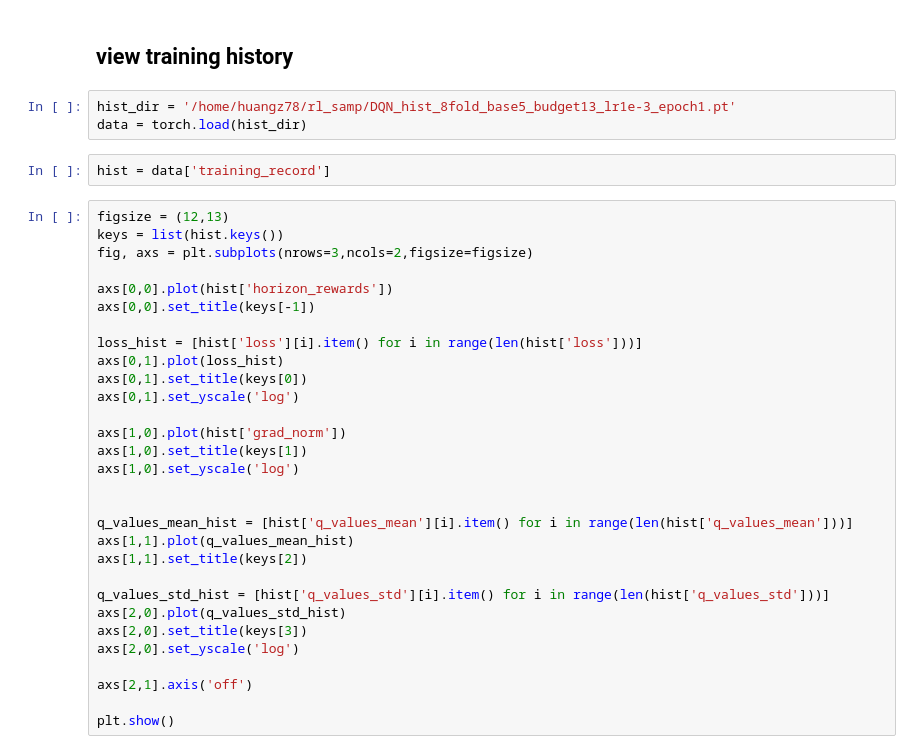
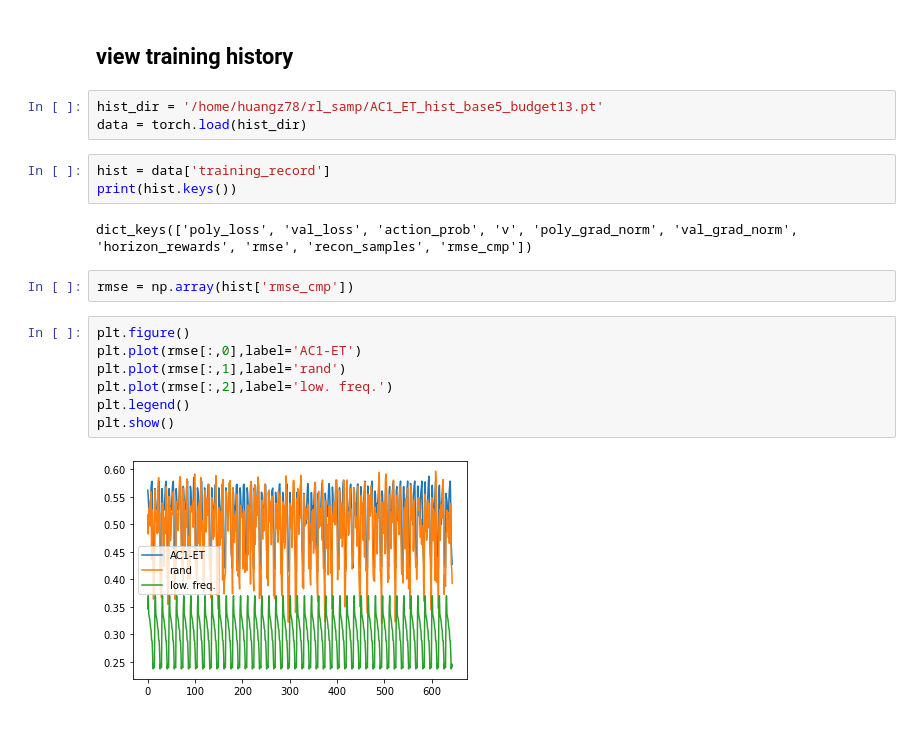
Before and after one commit to zhishenhuang/RLsamp, a Jupyter notebook: RL_dev.ipynb, the cells around one changed output. Saved outputs shown, nothing was run; the diff lists cells and outputs as text.

```diff
--- a/RL_dev.ipynb
+++ b/RL_dev.ipynb
@@ -128,37 +144,21 @@ AttributeError: 'AC1_trainer' object has no attribute 'freq_dqn_checkpoint_save'
 # %% [markdown]
 ## view training history
 # %%
-hist_dir = '/home/huangz78/rl_samp/DQN_hist_8fold_base5_budget13_lr1e-3_epoch1.pt'
+hist_dir = '/home/huangz78/rl_samp/AC1_ET_hist_base5_budget13.pt'
 data = torch.load(hist_dir)
 # %%
 hist = data['training_record']
+print(hist.keys())
+# %% [output]
+dict_keys(['poly_loss', 'val_loss', 'action_prob', 'v', 'poly_grad_norm', 'val_grad_norm', 'horizon_rewards', 'rmse', 'recon_samples', 'rmse_cmp'])
-# %%
-figsize = (12,13)
-keys = list(hist.keys())
-fig, axs = plt.subplots(nrows=3,ncols=2,figsize=figsize)
-
-axs[0,0].plot(hist['horizon_rewards'])
-axs[0,0].set_title(keys[-1])
-
-loss_hist = [hist['loss'][i].item() for i in range(len(hist['loss']))]
-axs[0,1].plot(loss_hist)
-axs[0,1].set_title(keys[0])
-axs[0,1].set_yscale('log')
-
-axs[1,0].plot(hist['grad_norm'])
-axs[1,0].set_title(keys[1])
-axs[1,0].set_yscale('log')
-
-
-q_values_mean_hist = [hist['q_values_mean'][i].item() for i in range(len(hist['q_values_mean']))]
-axs[1,1].plot(q_values_mean_hist)
-axs[1,1].set_title(keys[2])
-
-q_values_std_hist = [hist['q_values_std'][i].item() for i in range(len(hist['q_values_std']))]
-axs[2,0].plot(q_values_std_hist)
-axs[2,0].set_title(keys[3])
-axs[2,0].set_yscale('log')
-
-axs[2,1].axis('off')
-
-plt.show()
+# %%
+rmse = np.array(hist['rmse_cmp'])
+# %%
+plt.figure()
+plt.plot(rmse[:,0],label='AC1-ET')
+plt.plot(rmse[:,1],label='rand')
+plt.plot(rmse[:,2],label='low. freq.')
+plt.legend()
+plt.show()
+# %% [output]
+[figure, added]
```
Also changed, not shown: parts of 7 cells of this notebook, 4 other files.
